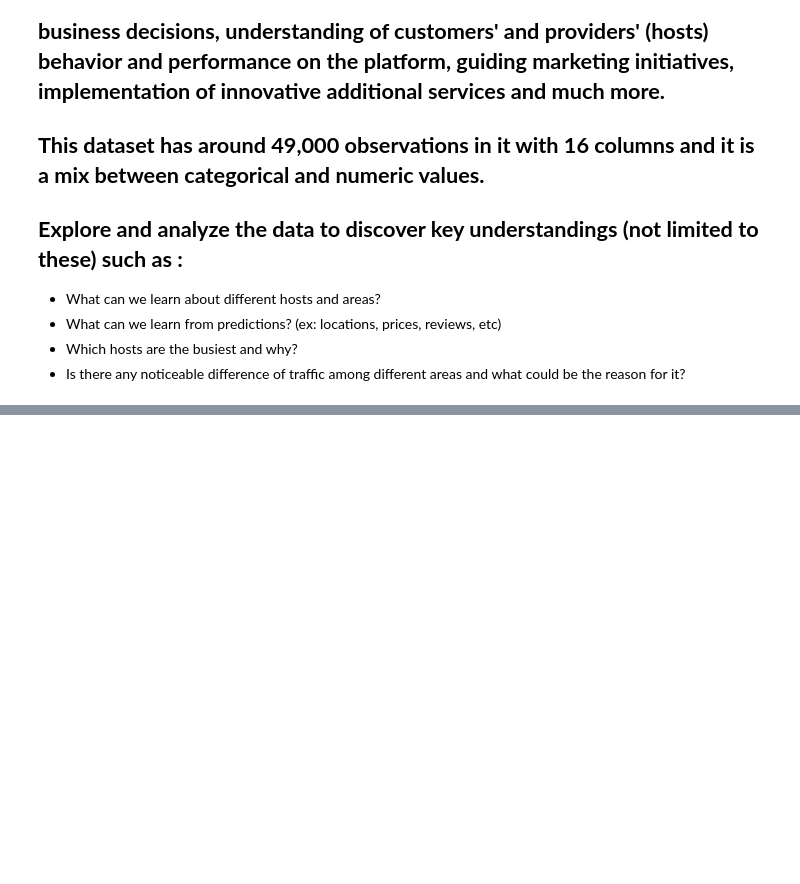
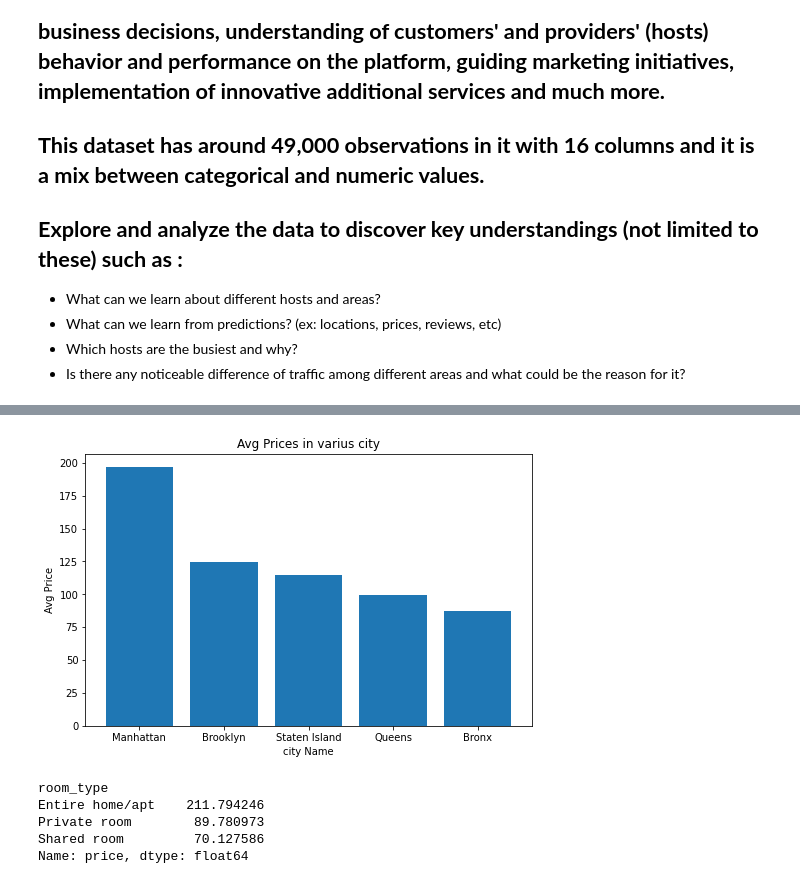
Before and after one commit to 66aadesh/AirBnB-Bookings-EDA, a Jupyter notebook: Copy_of_Airbnb_Bookings_Analysis_Capstone_Project.ipynb, the cells around one changed output, grey strips where cells are left out. Saved outputs shown, nothing was run; the diff lists cells and outputs as text; code cells hidden in the pictures; blank space fills up the shorter version.

```diff
--- a/Copy_of_Airbnb_Bookings_Analysis_Capstone_Project.ipynb
+++ b/Copy_of_Airbnb_Bookings_Analysis_Capstone_Project.ipynb
@@ -12,0 +279,2 @@
+# %%
+area_group = airbnb.groupby(['neighbourhood_group'])
@@ -12,0 +291,9 @@
+# %%
+plt.figure(figsize=(8,5))
+plt.bar(area_group.mean()['price'].sort_values(ascending = False).keys(),area_group.mean()['price'].sort_values(ascending = False))
+plt.title('Avg Prices in varius city')
+plt.xlabel("city Name")
+plt.ylabel('Avg Price')
+plt.show()
+# %% [output]
+[figure, added]
@@ -12,0 +302,8 @@
+# %%
+room_type_group.mean()['price']
+# %% [output]
+room_type
+Entire home/apt    211.794246
+Private room        89.780973
+Shared room         70.127586
+Name: price, dtype: float64
```
Also changed, not shown: parts of 70 cells of this notebook.
